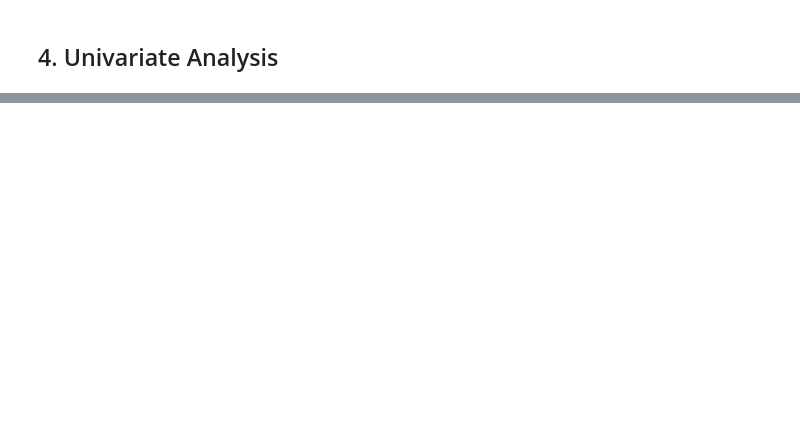
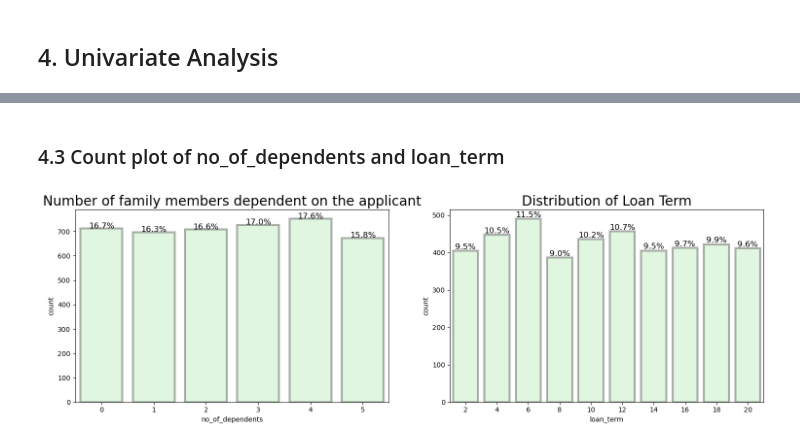
Before and after one commit to Rajdeep-Patil/Loan-Approval-Prediction, a Jupyter notebook: notebook/EDA_loan_approval.ipynb, the cells around one changed output, grey strips where cells are left out. Drawn from its saved outputs; the diff is of its cells as text; code cells hidden in the pictures; blank space fills up the shorter version.

```diff
--- a/notebook/EDA_loan_approval.ipynb
+++ b/notebook/EDA_loan_approval.ipynb
@@ -269,0 +272,5 @@ df.sample(5)
+# %%
+numeric_col = list(df.select_dtypes(include='int').columns)
+categorical_col = list(df.select_dtypes(include='object'))
+print(f"Numeric Columns : {numeric_col}")
+print(f"Categorical Columns :{categorical_col}")
@@ -269,0 +284,22 @@ df.sample(5)
+# %%
+count=1
+plt.figure(figsize=(10,10))
+for col in categorical_col:
+    values_count = df[col].value_counts()
+    plt.subplot(len(categorical_col),2,count)
+
+    plt.pie(values_count.values,labels=values_count.index, autopct='%1.1f%%',shadow=True,colors=['lightgreen','orange'])
+    circle = plt.Circle((0,0), 0.70, color='white')
+    plt.gca().add_artist(circle)
+    plt.title(f"Loan Applicants by {col}",fontsize=20)
+    count+=1
+    plt.subplot(len(categorical_col),2,count)
+    ax = sns.countplot(x=col,data=df,color='orange',alpha=0.3,edgecolor='black',linewidth=2)
+    for p in ax.patches:
+        height = p.get_height()
+        ax.text(p.get_x() + p.get_width()/2., height/2, int(height), ha='center', va='center', color='black', fontsize=12)
+
+    plt.title(f"Loan Applicants by {col}",fontsize=20)
+    count+=1
+plt.tight_layout(w_pad=10, h_pad=2)
+plt.show()
@@ -269,0 +315,22 @@ df.sample(5)
+# %% [markdown]
+### 4.3 Count plot of no_of_dependents and loan_term
+# %%
+count = 1
+plt.figure(figsize=(15,5))
+for col in ['no_of_dependents','loan_term']:
+    plt.subplot(1,2,count)
+    ax=sns.countplot(x=col,data=df,color='lightgreen',alpha=0.3,edgecolor='black',linewidth=3)
+    total = len(df)
+    for p in ax.patches:
+        height = p.get_height()
+        percent = (height / total) * 100
+        ax.text(p.get_x() + p.get_width()/2.,height+10.0,f'{percent:.1f}%',ha='center', va='center',color='black',fontsize=12)
+    if count == 1:
+        plt.title("Number of family members dependent on the applicant",fontsize=20)
+    else:
+        plt.title("Distribution of Loan Term",fontsize=20)
+    count+=1
+plt.tight_layout(w_pad=5)
+plt.show()
+# %% [output]
+[figure, added]
```
Also changed, not shown: parts of 25 cells of this notebook, 2 other files.
